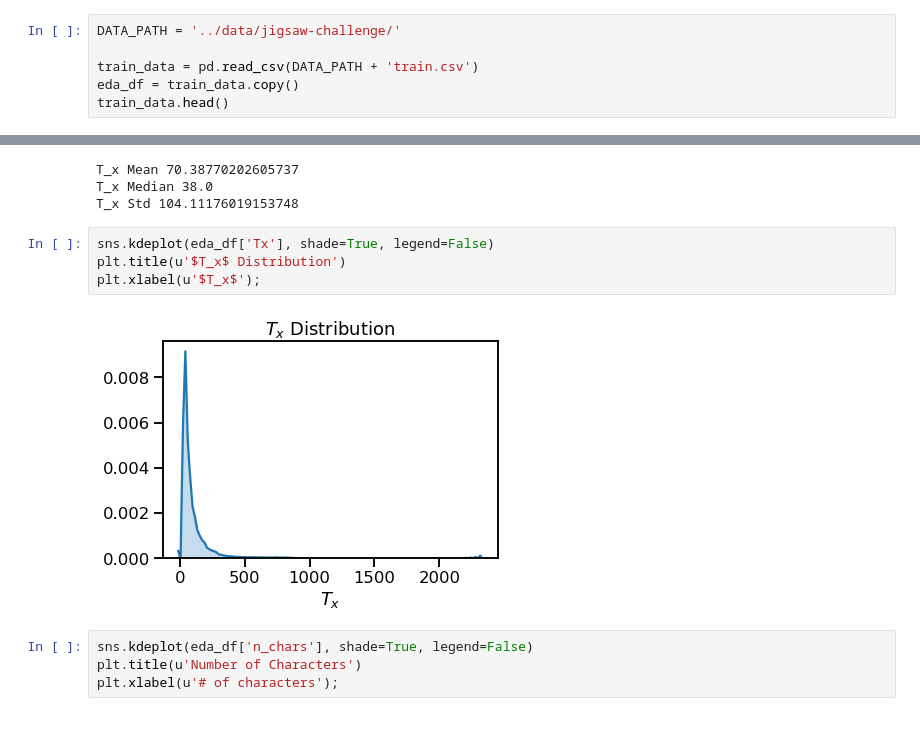
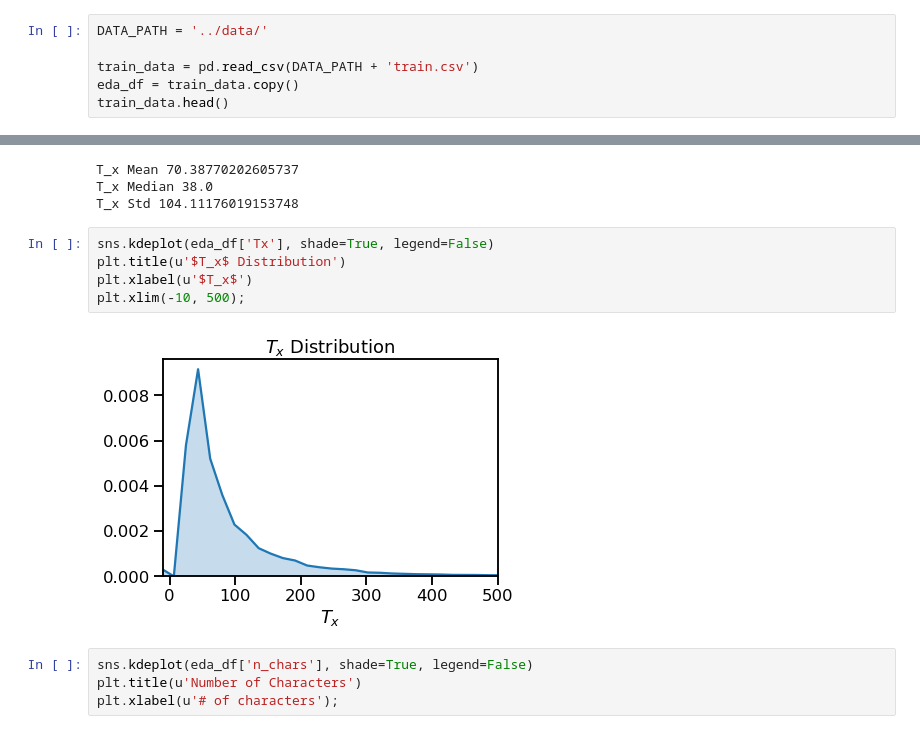
Before and after one commit to cmpatino/Toxic-Comment-Classification, a Jupyter notebook: notebooks/EDA.ipynb, the cells around one changed output, grey strips where cells are left out. Drawn from its saved outputs; the diff is of its cells as text.

Commit message:
add final EDA plots

```diff
--- a/notebooks/EDA.ipynb
+++ b/notebooks/EDA.ipynb
@@ -8,7 +8,7 @@ sns.set_context("talk")
 # %% [markdown]
 # Exploratory Data Analysis
 # %%
-DATA_PATH = '../data/jigsaw-challenge/'
+DATA_PATH = '../data/'
 
 train_data = pd.read_csv(DATA_PATH + 'train.csv')
 eda_df = train_data.copy()
@@ -40,9 +40,10 @@ T_x Std 104.11176019153748
 # %%
 sns.kdeplot(eda_df['Tx'], shade=True, legend=False)
 plt.title(u'$T_x$ Distribution')
-plt.xlabel(u'$T_x$');
+plt.xlabel(u'$T_x$')
+plt.xlim(-10, 500);
 # %% [output]
-[figure, old version]
+[figure, new version]
 # %%
 sns.kdeplot(eda_df['n_chars'], shade=True, legend=False)
 plt.title(u'Number of Characters')
```
Also changed, not shown: parts of 3 cells of this notebook.
